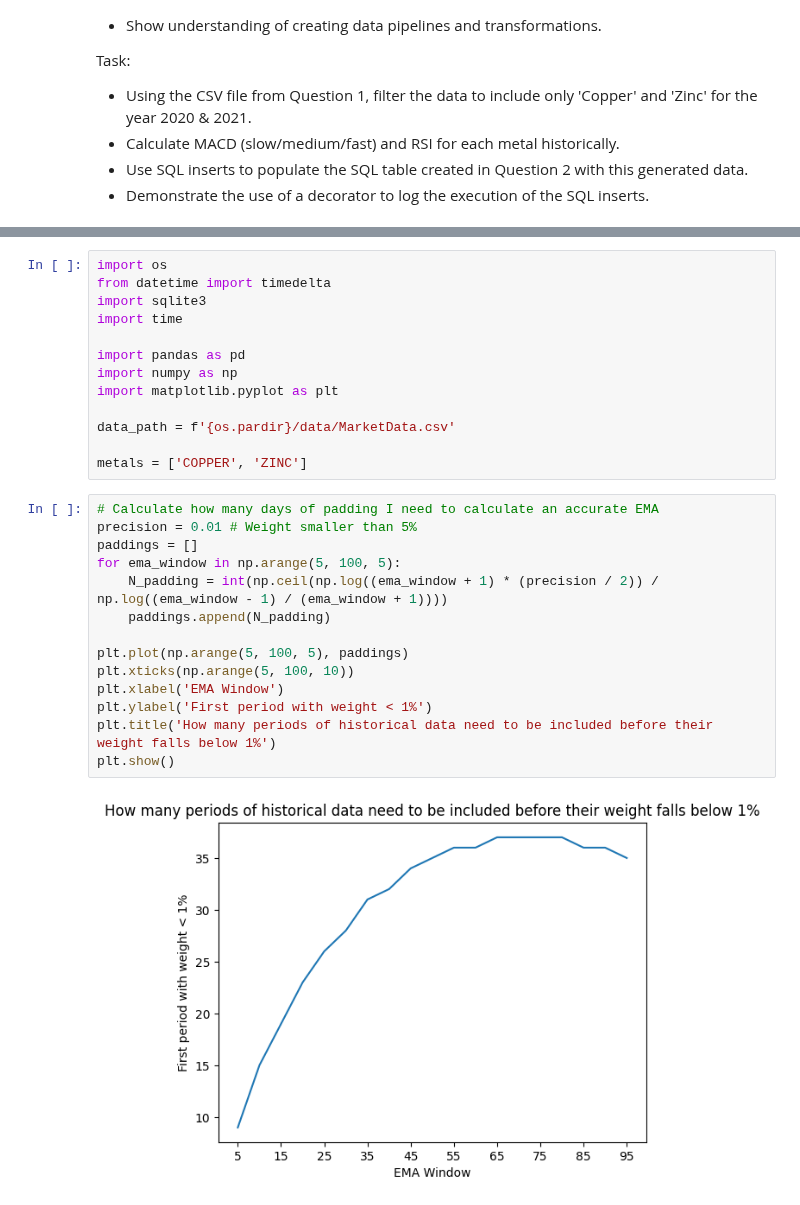
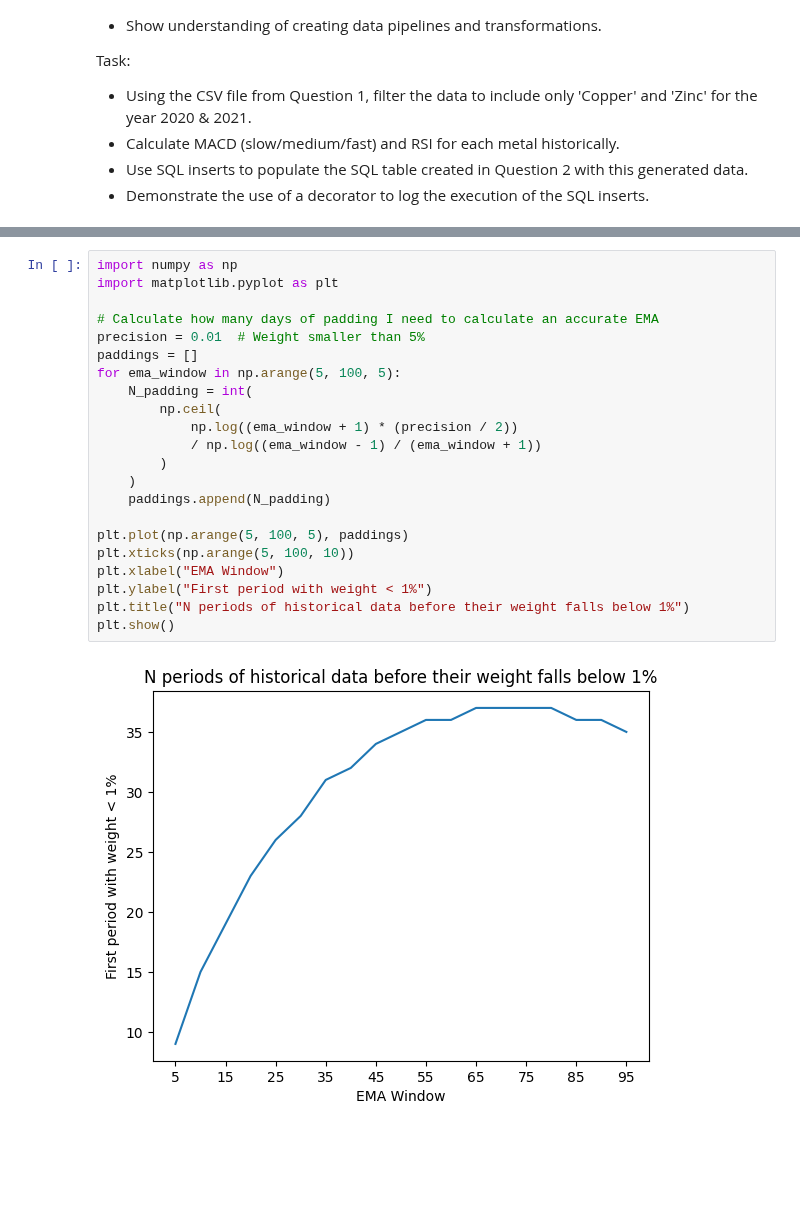
Before and after one commit to elena-faillace/OilDesk-Intern-Assessment, a Jupyter notebook: solutions/question3.ipynb, the cells around one changed output, grey strips where cells are left out. Drawn from its saved outputs; the diff is of its cells as text; blank space fills up the shorter version.

```diff
--- a/solutions/question3.ipynb
+++ b/solutions/question3.ipynb
@@ -32,29 +32,24 @@ I could see that for different values of k-periods N plateous around 35 (plot be
-# %%
-import os
-from datetime import timedelta
-import sqlite3
-import time
-
-import pandas as pd
-import numpy as np
-import matplotlib.pyplot as plt
-
-data_path = f'{os.pardir}/data/MarketData.csv'
-
-metals = ['COPPER', 'ZINC']
 # %%
-# Calculate how many days of padding I need to calculate an accurate EMA
-precision = 0.01 # Weight smaller than 5%
+import numpy as np
+import matplotlib.pyplot as plt
+
+# Calculate how many days of padding I need to calculate an accurate EMA
+precision = 0.01  # Weight smaller than 5%
 paddings = []
 for ema_window in np.arange(5, 100, 5):
-    N_padding = int(np.ceil(np.log((ema_window + 1) * (precision / 2)) / np.log((ema_window - 1) / (ema_window + 1))))
+    N_padding = int(
+        np.ceil(
+            np.log((ema_window + 1) * (precision / 2))
+            / np.log((ema_window - 1) / (ema_window + 1))
+        )
+    )
     paddings.append(N_padding)
 
 plt.plot(np.arange(5, 100, 5), paddings)
 plt.xticks(np.arange(5, 100, 10))
-plt.xlabel('EMA Window')
-plt.ylabel('First period with weight < 1%')
-plt.title('How many periods of historical data need to be included before their weight falls below 1%')
+plt.xlabel("EMA Window")
+plt.ylabel("First period with weight < 1%")
+plt.title("N periods of historical data before their weight falls below 1%")
 plt.show()
 # %% [output]
-[figure, old version]
+[figure, new version]
```
Also changed, not shown: parts of 6 cells of this notebook.
